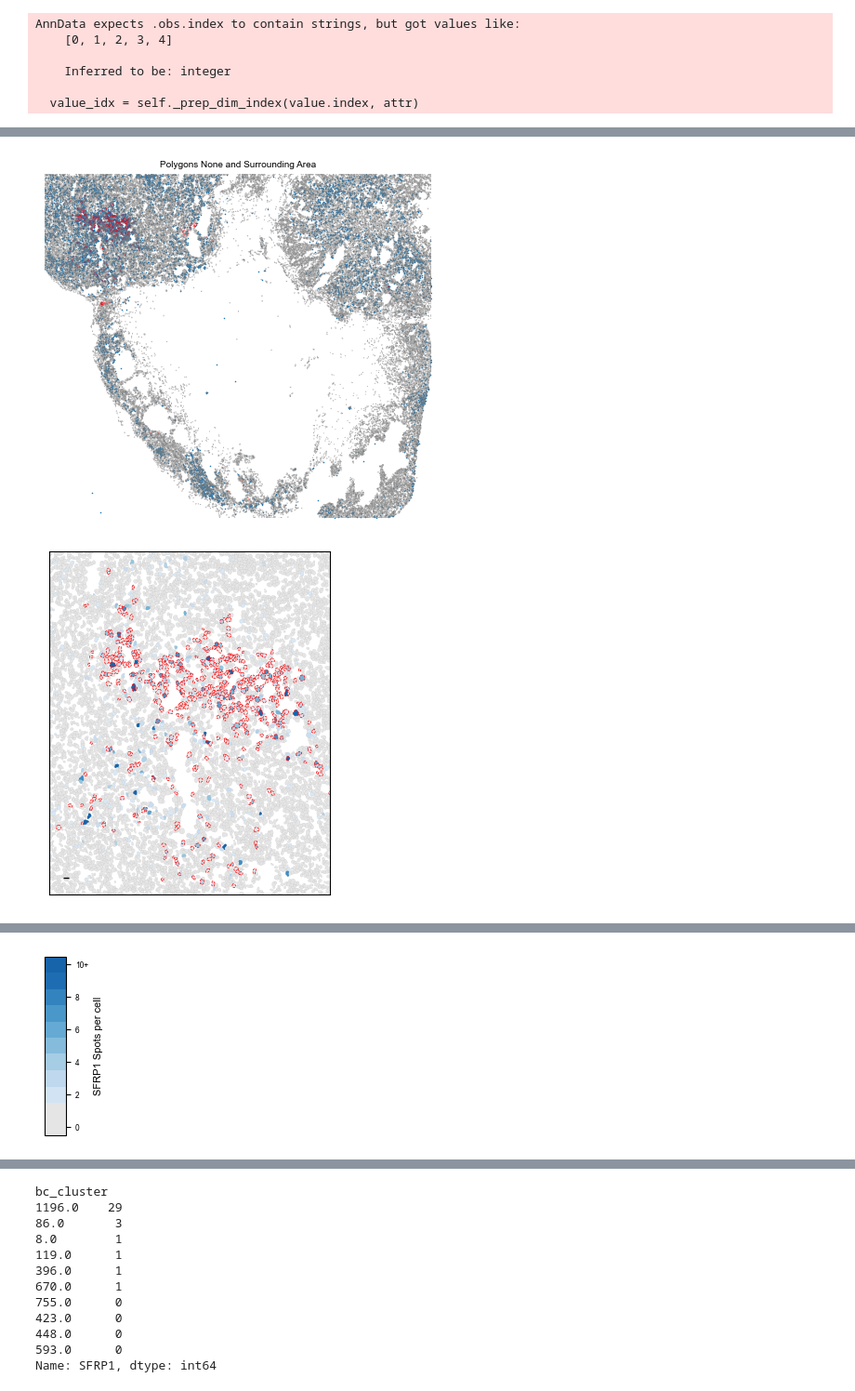
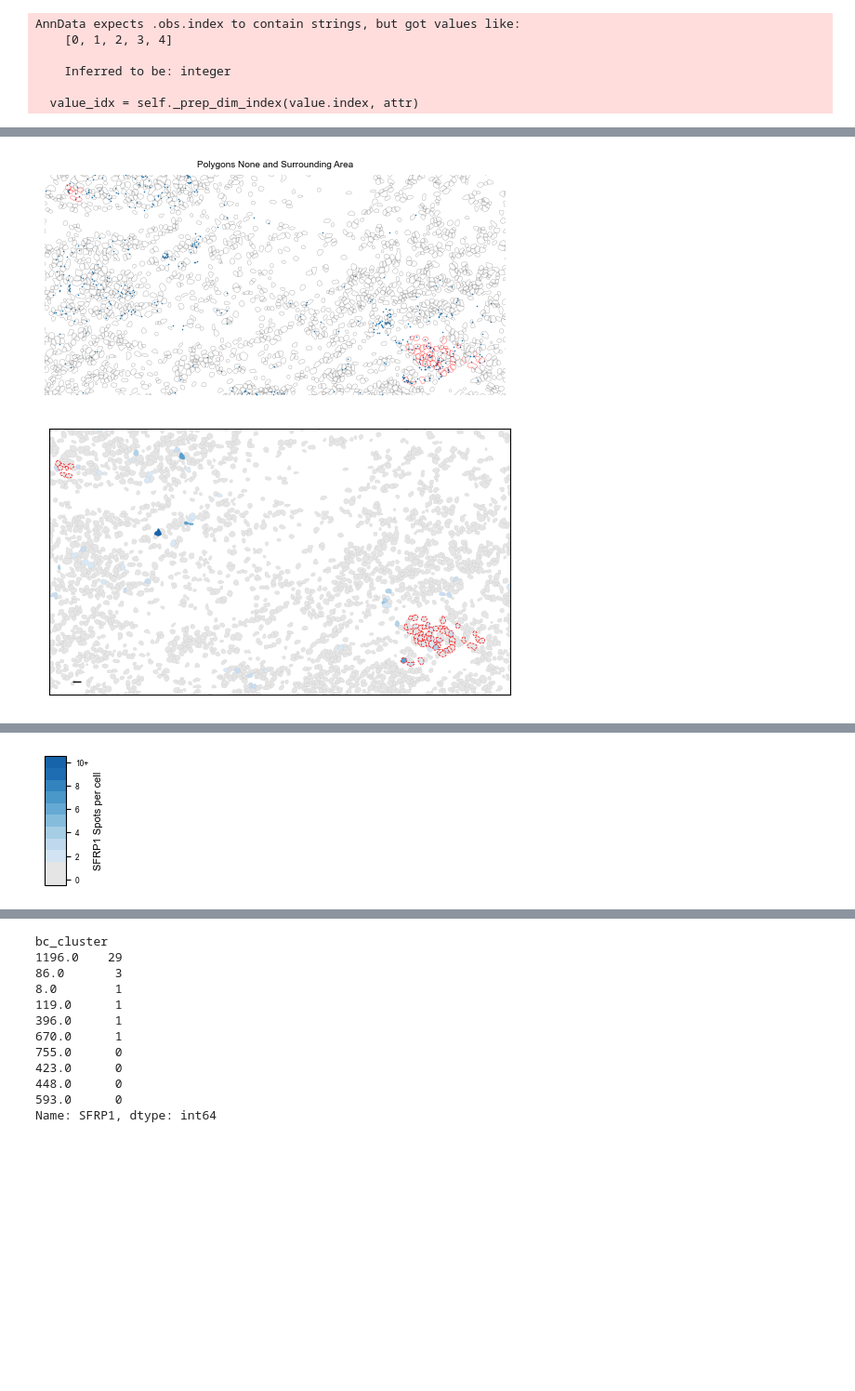
Before and after one commit to grantkinsler/SpatialBarcodes, a Jupyter notebook: plotScripts/plot_clone_space_examples_other_rois.ipynb, the cells around one changed output, grey strips where cells are left out. Shown at 93% size. Saved outputs shown, nothing was run; the diff lists cells and outputs as text; code cells hidden in the pictures; blank space fills up the shorter version.

```diff
--- a/plotScripts/plot_clone_space_examples_other_rois.ipynb
+++ b/plotScripts/plot_clone_space_examples_other_rois.ipynb
@@ -61,10 +58,9 @@ The autoreload extension is already loaded. To reload it, use:
 # %%
 ## load data for the roi of interest
-# roi_of_interest = 'roi_1'
-# roi_of_interest = 'roi_1'
+roi_of_interest = 'roi_1'
+# roi_of_interest = 'roi_2'
 # roi_of_interest  = 'roi_3'
-# roi_of_interest = 'roi_2'
-roi_of_interest = 'run2_roi_2'
+# roi_of_interest = 'run2_roi_2'
 # roi_of_interest = 'run2_roi_3'
 
 # load the sg_object
@@ -244,6 +235,6 @@ bc_cluster
 Name: SFRP1, dtype: float64
 # %%
-this_cluster = large_clusters_gdf[large_clusters_gdf['bc_cluster']==473]
+this_cluster = large_clusters_gdf[large_clusters_gdf['bc_cluster']==1219]
 
 print(this_cluster['center_x'].min(),this_cluster['center_x'].max())
 print(this_cluster['center_y'].min(),this_cluster['center_y'].max())
@@ -283,7 +274,7 @@ clone_lims = {
     'run2_roi_2': {40:[6000, 15000, 20000, 31000],
                 #    1499:[]
                 #    698:[18000, 23000, 48000, 57000],
-                   205:[18000, 24000, 48000, 57000],
+                   205:[18000, 25000, 48000, 57000],
 
                 #    40:[8000, 18000, 20000, 30000],
                     # [18000, 23000, 48000, 57000],
@@ -291,9 +282,11 @@ clone_lims = {
                     # [8800, 13000, 25000, 53000],
                     # [1000, 2000, 1000, 2000],
     },
-    'run2_roi_3': {182:[25000, 30000, 28000, 32000],
-                    695:[25000, 30000, 28000, 32000],
-                    2728:[25000, 30000, 28000, 32000],
+    'run2_roi_3': {
+                    1219:[17000,25000,23000,32000],
+                    182:[23000, 32000, 25000, 34000],
+                    # 695:[25000, 30000, 28000, 32000],
+                    # 2728:[25000, 30000, 28000, 32000],
                 #    1848:[25000, 30000, 28000, 32000],
                     # [27000, 32000, 10000, 15000],
                     # [44000, 46000, 41000, 53000],
@@ -370,7 +361,8 @@ for cluster_of_interest in clusters_of_interest:
 
   # region = tools.get_polygons_around_polygon(sg_obj,cell_id,image_scale=1,id_field='cell_id')
 
-  fig,ax = plt.subplots()
+  fig = plt.figure()
+  ax = plt.gca()
   tools.plot_polygons_and_points(sg_obj,cluster_cells,gene_names=['SFRP1'],central_polygon_ix=central_ix,
                               color_map={'SFRP1':(0.12156862745098039, 0.4666666666666667, 0.7058823529411765)},
                                 #  id_field='object_id',
@@ -391,7 +383,9 @@ for cluster_of_interest in clusters_of_interest:
   plt.gca().invert_yaxis()
 
   ### PLOT THE ZOOMED IN IMAGE
-  fig,ax = plt.subplots()
+  # fig,ax = plt.subplots()
+  fig = plt.figure()
+  ax = plt.gca()
 
   vmin = 2
   vmax = 10
@@ -437,11 +431,12 @@ for cluster_of_interest in clusters_of_interest:
                                             scale_bar_length_px, scale_bar_length_px/20, linewidth=1, edgecolor='k', facecolor='k')
   plt.gca().add_patch(scale_bar)
   # ax.set_facecolor('#F5F5F5')
-  plt.savefig(f'../graphs/other_rois/{roi_of_interest}/cluster_{cluster_of_interest}_SFRP1_zoom_grayed.pdf',bbox_inches='tight')
+  plt.savefig(f'../graphs/other_rois/{roi_of_interest}/cluster_{cluster_of_interest}_SFRP1_zoom_grayed.pdf',pad_inches=0,bbox_inches='tight')
 
 
   ### PLOT THE FULL IMAGE WITH THE CLUSTER HIGHLIGHTED
-  fig,ax = plt.subplots()
+  fig = plt.figure()
+  ax = plt.gca()
 
   merged_gdf.plot(column=gene_of_interest, cmap=cmap, legend=False,vmin=vmin,vmax=vmax,ax=ax,
                   edgecolor='#d9d9d9',linewidth=0.0)
@@ -462,12 +457,15 @@ for cluster_of_interest in clusters_of_interest:
   # plt.gca().add_patch(scale_bar)
 
   # plt.savefig(f'../graphs/cluster_{cluster_of_interest}_SFRP1_full_grayed.pdf',bbox_inches='tight',transparent=True)
-  plt.savefig(f'../graphs/other_rois/{roi_of_interest}/cluster_{cluster_of_interest}_SFRP1_full_grayed.png',dpi=500,bbox_inches='tight',transparent=True)
+  plt.savefig(f'../graphs/other_rois/{roi_of_interest}/cluster_{cluster_of_interest}_SFRP1_full_grayed.png',dpi=500,bbox_inches='tight',pad_inches=0,transparent=True)
 
 
 
 ### PLOT THE COLORBAR
-fig,ax = plt.subplots(figsize=(0.3,2.5))
+# fig,ax = plt.subplots(figsize=(0.3,2.5))
+# fig = plt.figure(figsize=(0.3,2.5))
+fig = plt.figure(figsize=(0.3,2.2))
+ax = plt.gca()
 norm = matplotlib.colors.Normalize(vmin=vmin, vmax=vmax,clip=False)
 cb1 = matplotlib.colorbar.ColorbarBase(ax, cmap=cmap,boundaries=[0]+list(np.arange(1,12,1)),ticks=[0,2,4,6,8,10],
                             norm=norm,
@@ -475,36 +473,43 @@ cb1 = matplotlib.colorbar.ColorbarBase(ax, cmap=cmap,boundaries=[0]+list(np.aran
 cb1.set_label('SFRP1 Spots per cell')
 
 cb1.set_ticks([x+0.5 for x in [0,2,4,6,8,10]])
 cb1.set_ticklabels(['0','2','4','6','8','10+'])
 
-plt.savefig(f'../graphs/other_rois/{roi_of_interest}/SFRP1_colorbar_grayed.pdf',bbox_inches='tight',transparent=True)
+plt.savefig(f'../graphs/other_rois/{roi_of_interest}/SFRP1_colorbar_grayed.pdf',bbox_inches='tight',pad_inches=0,transparent=True)
 
-fig,ax = plt.subplots()
+fig = plt.figure()
+ax = plt.gca()
 
 merged_gdf.plot(column=gene_of_interest, cmap=cmap, legend=False,vmin=vmin,vmax=vmax,ax=ax,
                 edgecolor='#d9d9d9',linewidth=0.0)
+xmin,xmax = plt.xlim()
+ymin,ymax = plt.ylim()
+
+plt.xlim(xmin,xmax)
+plt.ylim(ymin,ymax)
+
 
 for cluster_of_interest in clusters_of_interest:
 
   xmin,xmax,ymin,ymax = clone_lims[roi_of_interest][cluster_of_interest]
   # rectangle where magnification is
   rect = matplotlib.patches.Rectangle((xmin, ymin), (xmax-xmin), (ymax-ymin), linewidth=0.5, edgecolor='k', facecolor='none')
   # Add the patch to the Axes
   ax.add_patch(rect)
 
 xmin,xmax = plt.xlim()
 ymin,ymax = plt.ylim()
 
-scale_bar_length_um = 100 # 1000um scale bar
+scale_bar_length_um = 500 # 1000um scale bar
 scale_bar_length_px = int(scale_bar_length_um * 1000.0 / tools.sg_pixel_size)  # px
 scale_bar = matplotlib.patches.Rectangle((xmin+(0.05*((xmax-xmin))),ymax-(0.05*(ymax-ymin))),
                                           scale_bar_length_px, scale_bar_length_px/20, linewidth=1, edgecolor='k', facecolor='k')
 plt.gca().add_patch(scale_bar)
 
 ax.set_facecolor('#F5F5F5')
 plt.axis('off')
 plt.gca().invert_yaxis()
-plt.savefig(f'../graphs/other_rois/{roi_of_interest}/cluster_{cluster_of_interest}_SFRP1_full_grayed_allFeaturedClones.png',dpi=500,bbox_inches='tight',transparent=True)
+plt.savefig(f'../graphs/other_rois/{roi_of_interest}/cluster_{cluster_of_interest}_SFRP1_full_grayed_allFeaturedClones.png',dpi=500,bbox_inches='tight',pad_inches=0,transparent=True)
 # %% [output]
-[figure, old version]
+[figure, new version]
-[figure, old version]
+[figure, new version]
@@ -515 +520 @@ plt.savefig(f'../graphs/other_rois/{roi_of_interest}/cluster_{cluster_of_interes
-[figure, old version]
+[figure, new version]
```
Also changed, not shown: parts of 19 cells of this notebook.
